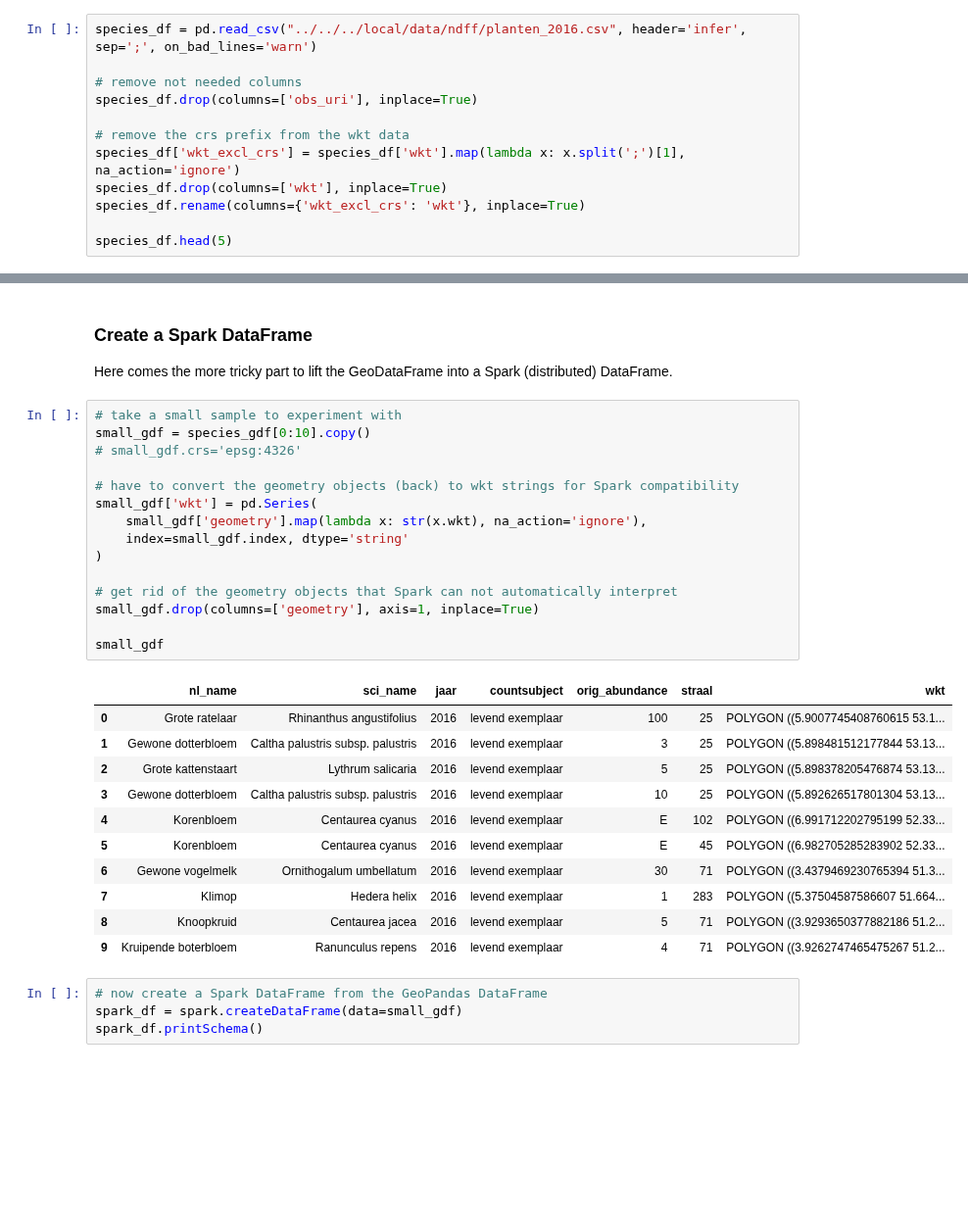
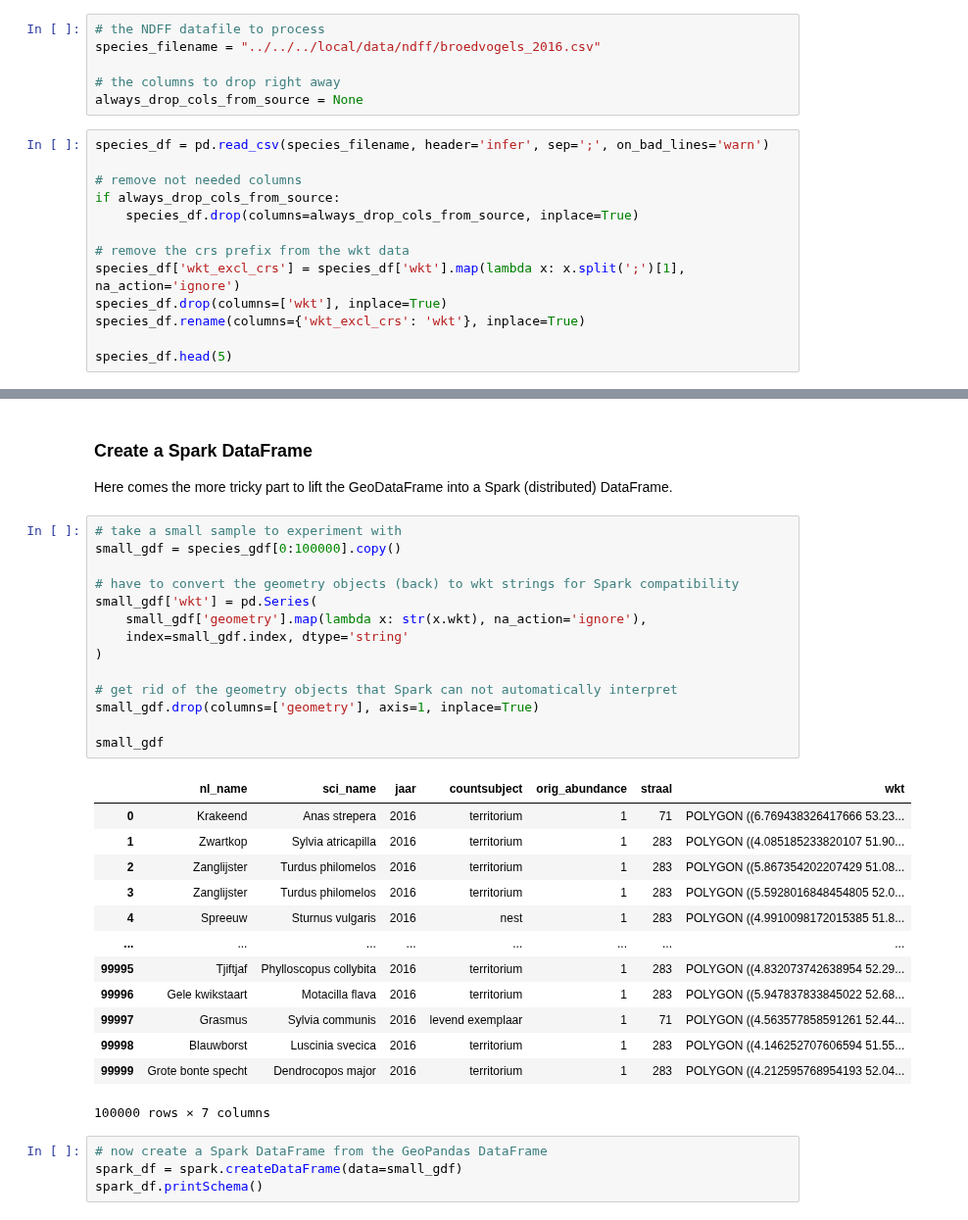
Before and after one commit to FAIRiCUBE/uc2-agriculture-biodiversity-nexus, a Jupyter notebook: species-occurences/notebooks/0.0-rkn-pyspark_geopandas_example.ipynb, the cells around one changed output, grey strips where cells are left out. Shown at 98% size. Cells and saved outputs as stored; diff of their text form; blank space fills up the shorter version.

```diff
--- a/species-occurences/notebooks/0.0-rkn-pyspark_geopandas_example.ipynb
+++ b/species-occurences/notebooks/0.0-rkn-pyspark_geopandas_example.ipynb
@@ -50,11 +56,18 @@ sc
 # %% [markdown]
 ### Load sample species observation data
 As an example a dataset from the Dutch 'Nationale Databank Flora en Fauna' (ndff.nl). While we are hoping for this to be available as open data (soon), it is not yet. However, we have permission to use it for the FAIRiCUBE EU project.
+# %%
+# the NDFF datafile to process
+species_filename = "../../../local/data/ndff/broedvogels_2016.csv"
+
+# the columns to drop right away
+always_drop_cols_from_source = None
 # %%
-species_df = pd.read_csv("../../../local/data/ndff/planten_2016.csv", header='infer', sep=';', on_bad_lines='warn')
+species_df = pd.read_csv(species_filename, header='infer', sep=';', on_bad_lines='warn')
 
 # remove not needed columns
-species_df.drop(columns=['obs_uri'], inplace=True)
+if always_drop_cols_from_source:
+    species_df.drop(columns=always_drop_cols_from_source, inplace=True)
 
 # remove the crs prefix from the wkt data
 species_df['wkt_excl_crs'] = species_df['wkt'].map(lambda x: x.split(';')[1], na_action='ignore')
@@ -137,31 +150,32 @@ plt.show()
 Here comes the more tricky part to lift the GeoDataFrame into a Spark (distributed) DataFrame.
 # %%
 # take a small sample to experiment with
-small_gdf = species_gdf[0:10].copy()
-# small_gdf.crs='epsg:4326'
+small_gdf = species_gdf[0:100000].copy()
 
 # have to convert the geometry objects (back) to wkt strings for Spark compatibility
 small_gdf['wkt'] = pd.Series(
     small_gdf['geometry'].map(lambda x: str(x.wkt), na_action='ignore'),
     index=small_gdf.index, dtype='string'
 )
 
 # get rid of the geometry objects that Spark can not automatically interpret
 small_gdf.drop(columns=['geometry'], axis=1, inplace=True)
 
 small_gdf
 # %% [output]
 |  | nl_name | sci_name | jaar | countsubject | orig_abundance | straal | wkt |
-| 0 | Grote ratelaar | Rhinanthus angustifolius | 2016 | levend exemplaar | 100 | 25 | POLYGON ((5.9007745408760615 53.1... |
-| 1 | Gewone dotterbloem | Caltha palustris subsp. palustris | 2016 | levend exemplaar | 3 | 25 | POLYGON ((5.898481512177844 53.13... |
-| 2 | Grote kattenstaart | Lythrum salicaria | 2016 | levend exemplaar | 5 | 25 | POLYGON ((5.898378205476874 53.13... |
-| 3 | Gewone dotterbloem | Caltha palustris subsp. palustris | 2016 | levend exemplaar | 10 | 25 | POLYGON ((5.892626517801304 53.13... |
-| 4 | Korenbloem | Centaurea cyanus | 2016 | levend exemplaar | E | 102 | POLYGON ((6.991712202795199 52.33... |
-| 5 | Korenbloem | Centaurea cyanus | 2016 | levend exemplaar | E | 45 | POLYGON ((6.982705285283902 52.33... |
-| 6 | Gewone vogelmelk | Ornithogalum umbellatum | 2016 | levend exemplaar | 30 | 71 | POLYGON ((3.4379469230765394 51.3... |
-| 7 | Klimop | Hedera helix | 2016 | levend exemplaar | 1 | 283 | POLYGON ((5.37504587586607 51.664... |
-| 8 | Knoopkruid | Centaurea jacea | 2016 | levend exemplaar | 5 | 71 | POLYGON ((3.9293650377882186 51.2... |
-| 9 | Kruipende boterbloem | Ranunculus repens | 2016 | levend exemplaar | 4 | 71 | POLYGON ((3.9262747465475267 51.2... |
+| 0 | Krakeend | Anas strepera | 2016 | territorium | 1 | 71 | POLYGON ((6.769438326417666 53.23... |
+| 1 | Zwartkop | Sylvia atricapilla | 2016 | territorium | 1 | 283 | POLYGON ((4.085185233820107 51.90... |
+| 2 | Zanglijster | Turdus philomelos | 2016 | territorium | 1 | 283 | POLYGON ((5.867354202207429 51.08... |
+| 3 | Zanglijster | Turdus philomelos | 2016 | territorium | 1 | 283 | POLYGON ((5.5928016848454805 52.0... |
+| 4 | Spreeuw | Sturnus vulgaris | 2016 | nest | 1 | 283 | POLYGON ((4.9910098172015385 51.8... |
+| ... | ... | ... | ... | ... | ... | ... | ... |
+| 99995 | Tjiftjaf | Phylloscopus collybita | 2016 | territorium | 1 | 283 | POLYGON ((4.832073742638954 52.29... |
+| 99996 | Gele kwikstaart | Motacilla flava | 2016 | territorium | 1 | 283 | POLYGON ((5.947837833845022 52.68... |
+| 99997 | Grasmus | Sylvia communis | 2016 | levend exemplaar | 1 | 71 | POLYGON ((4.563577858591261 52.44... |
+| 99998 | Blauwborst | Luscinia svecica | 2016 | territorium | 1 | 283 | POLYGON ((4.146252707606594 51.55... |
+| 99999 | Grote bonte specht | Dendrocopos major | 2016 | territorium | 1 | 283 | POLYGON ((4.212595768954193 52.04... |
+100000 rows × 7 columns
 # %%
 # now create a Spark DataFrame from the GeoPandas DataFrame
 spark_df = spark.createDataFrame(data=small_gdf)
```
Also changed, not shown: parts of 10 cells of this notebook, 1 other file.
